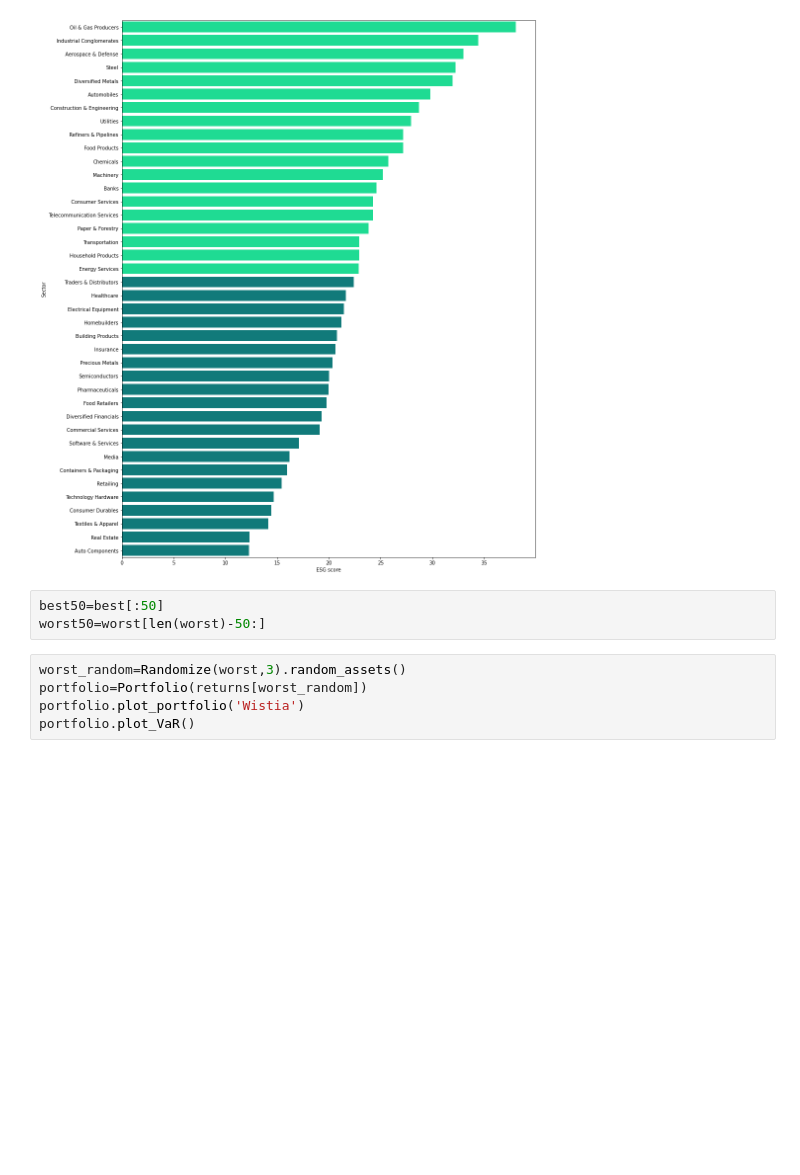
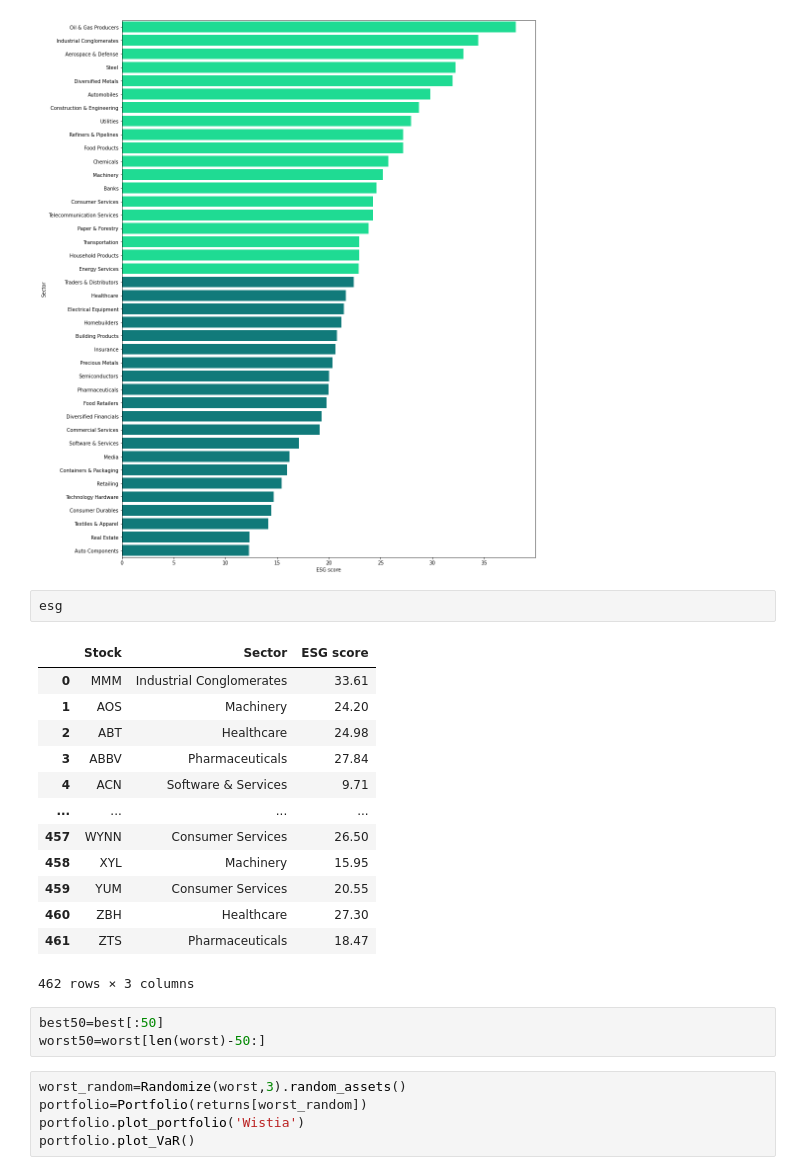
Before and after one commit to niroojane/ESG-Stock-Performance, a Jupyter notebook: ISR Performance .ipynb, the cells around one changed output. Cells and saved outputs as stored; diff of their text form; blank space fills up the shorter version.

```diff
--- a/ISR Performance .ipynb
+++ b/ISR Performance .ipynb
@@ -235,9 +235,25 @@ plt.show()
 esg_data.plot_sectors()
 # %% [output]
 [figure]
-# %%
-best50=best[:50]
-worst50=worst[len(worst)-50:]
+# %%
+esg
+# %% [output]
+|  | Stock | Sector | ESG score |
+| 0 | MMM | Industrial Conglomerates | 33.61 |
+| 1 | AOS | Machinery | 24.20 |
+| 2 | ABT | Healthcare | 24.98 |
+| 3 | ABBV | Pharmaceuticals | 27.84 |
+| 4 | ACN | Software & Services | 9.71 |
+| ... | ... | ... | ... |
+| 457 | WYNN | Consumer Services | 26.50 |
+| 458 | XYL | Machinery | 15.95 |
+| 459 | YUM | Consumer Services | 20.55 |
+| 460 | ZBH | Healthcare | 27.30 |
+| 461 | ZTS | Pharmaceuticals | 18.47 |
+462 rows × 3 columns
+# %%
+best50=best[:50]
+worst50=worst[len(worst)-50:]
 # %%
 worst_random=Randomize(worst,3).random_assets()
 portfolio=Portfolio(returns[worst_random])
```
Also changed, not shown: parts of 4 cells of this notebook.
